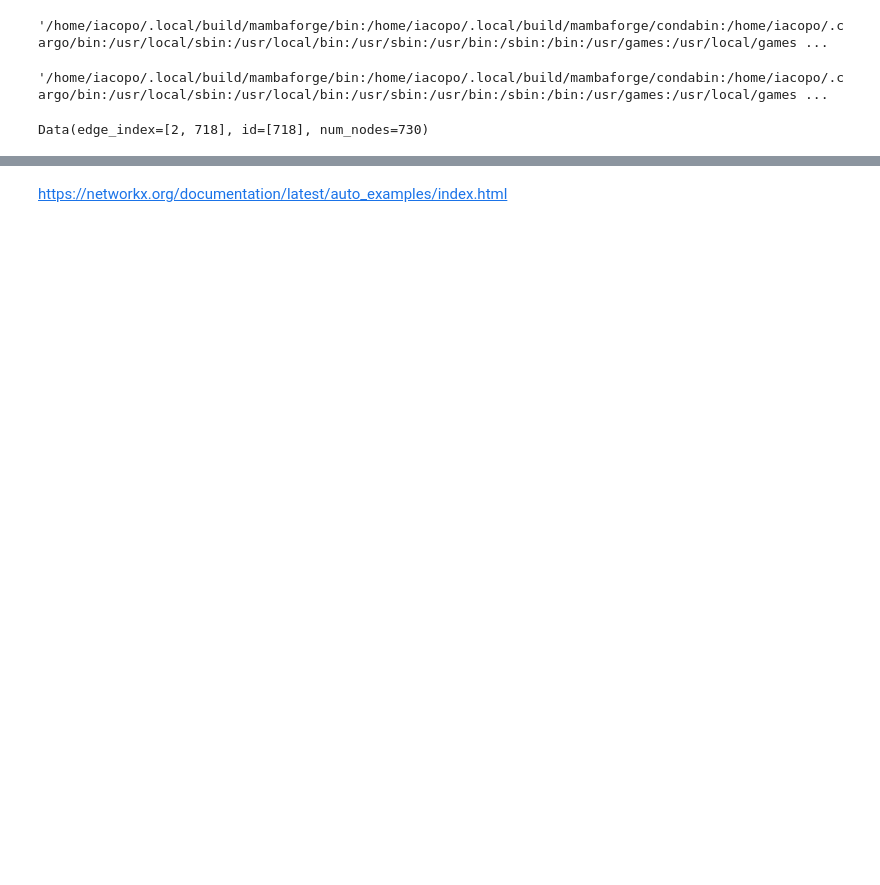
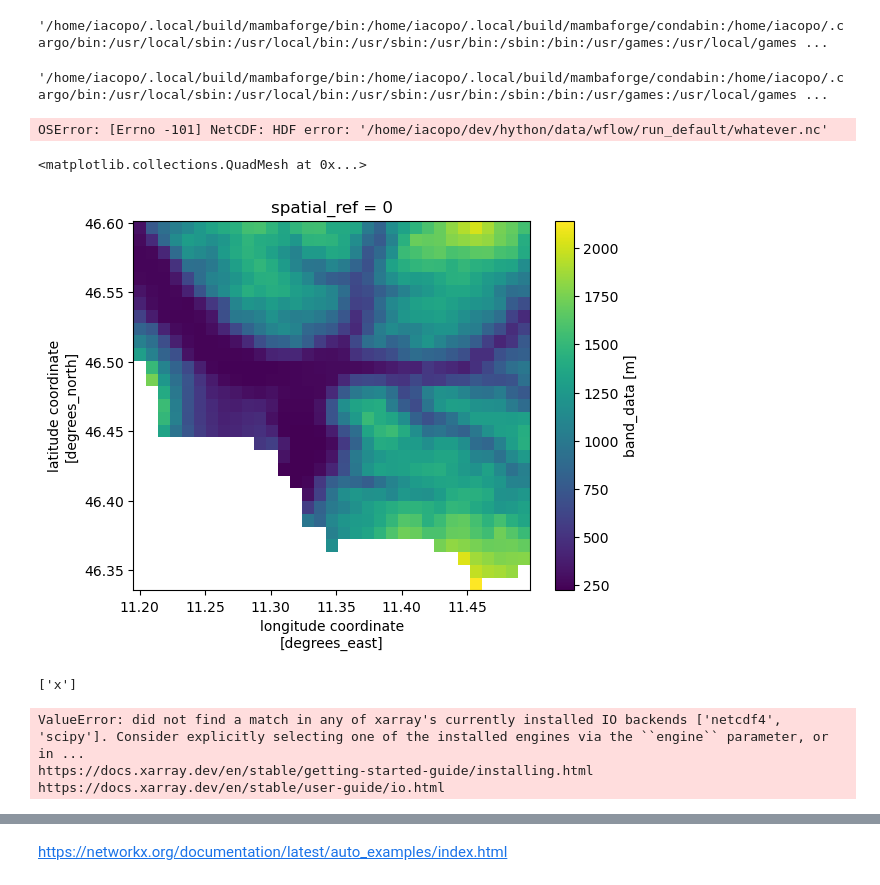
Before and after one commit to interTwin-eu/hython, a Jupyter notebook: hython/routing/gnn.ipynb, the cells around one changed output, grey strips where cells are left out. Drawn from its saved outputs; the diff is of its cells as text; code cells hidden in the pictures; blank space fills up the shorter version.

```diff
--- a/hython/routing/gnn.ipynb
+++ b/hython/routing/gnn.ipynb
@@ -26,3 +33,30 @@ os.environ["PATH"]
 # %%
 # explore hydro
 g = nx.read_graphml("land_graph.ml")
+# %%
+dynamic_names = ["precip", "pet", "temp"]
+static_names = [ 'thetaS', 'thetaR', 'RootingDepth', 'Swood','KsatVer'] #, 'TT', 'KsatHorFrac']
+target_names = [ "vwc","actevap" ] # "q_river"]
+
+fn_forcings =  "forcings.nc"  # 'inmaps_eobs_eobsd_makkink_86400_2015_2019.nc'
+fn_params = "staticmaps.nc"
+fn_targets = "whatever.nc"
+
+
+timeslice = slice("2016-01-01","2020-12-31")
+# %%
+wflow_model = "wflow" #"adg1km_eobs" #"datademo" # "alps1km_eobs" # "alps1km_cerra",
+
+wd = Path("../../data") / wflow_model
+
+fp_dynamic_forcings = wd / fn_forcings
+fp_wflow_static_params = wd / fn_params
+fp_target = wd / "run_default" / fn_targets
+
+forcings = xr.open_dataset(fp_dynamic_forcings)
+params = xr.open_dataset(fp_wflow_static_params)
+targets = xr.open_dataset(fp_target).isel(lat=slice(None, None, -1))
+# %% [output]
+OSError: [Errno -101] NetCDF: HDF error: '/home/iacopo/dev/hython/data/wflow/run_default/whatever.nc'
+# %%
+var = "wflow_dem"
@@ -28,0 +65,5 @@ g = nx.read_graphml("land_graph.ml")
+# %%
+values.plot()
+# %% [output]
+<matplotlib.collections.QuadMesh at 0x...>
+[figure, added]
@@ -31,4 +84,37 @@ rgraph = from_networkx(g)
 # %%
-rgraph
+rgraph.node_attrs()
 # %% [output]
-Data(edge_index=[2, 718], id=[718], num_nodes=730)
+['x']
+# %%
+wflow_model = "wflow" #"adg1km_eobs" #"datademo" # "alps1km_eobs" # "alps1km_cerra",
+
+fn_forcings =  "forcings.nc"  # 'inmaps_eobs_eobsd_makkink_86400_2015_2019.nc'
+fn_params = "staticmaps.nc"
+fn_targets = "output.nc"
+
+
+fn_basins = "basins.geojson"
+fn_rivers = "rivers.geojson"
+
+
+
+wd = Path("../../data") / wflow_model
+
+fp_dynamic_forcings = wd / fn_forcings
+fp_wflow_static_params = wd / fn_params
+fp_target = wd / "run_default" / fn_targets
+
+fp_basins = wd / "staticgeoms" / fn_basins
+fp_rivers = wd / "staticgeoms" / fn_rivers
+
+basins = gpd.read_file(fp_basins)
+rivers = gpd.read_file(fp_rivers)
+
+
+forcings = xr.open_dataset(fp_dynamic_forcings)
+params = xr.open_dataset(fp_wflow_static_params)
+targets = xr.open_dataset(fp_target).isel(lat=slice(None, None, -1))
+# %% [output]
+ValueError: did not find a match in any of xarray's currently installed IO backends ['netcdf4', 'scipy']. Consider explicitly selecting one of the installed engines via the ``engine`` parameter, or in ...
+https://docs.xarray.dev/en/stable/getting-started-guide/installing.html
+https://docs.xarray.dev/en/stable/user-guide/io.html
```
Also changed, not shown: parts of 16 cells of this notebook, 5 other files.
